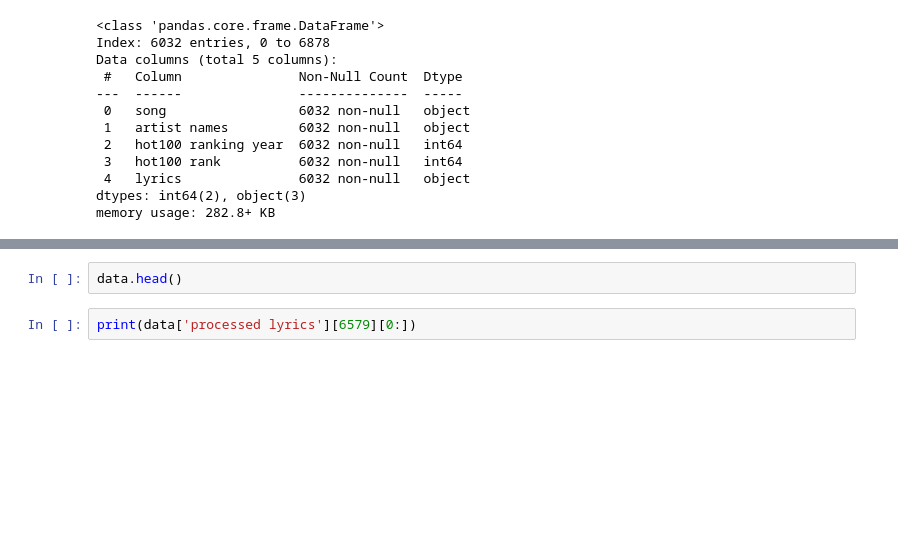
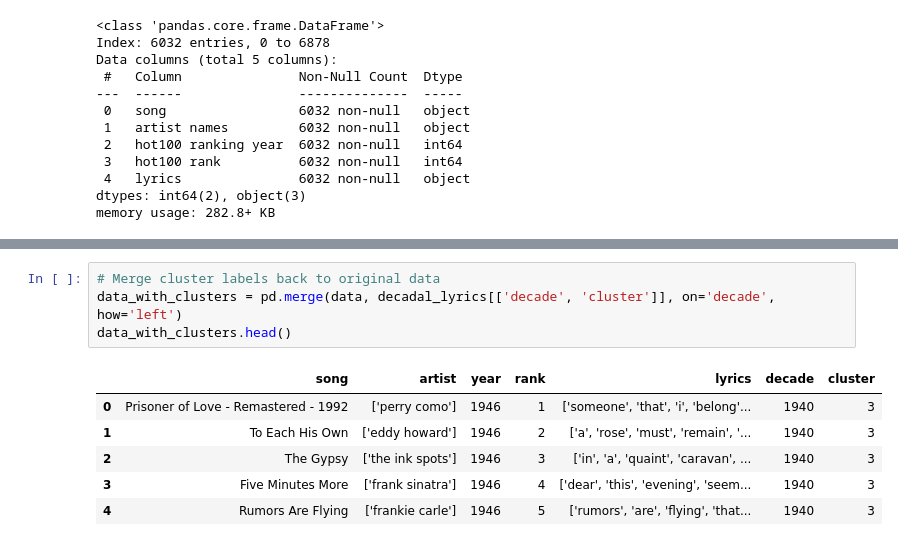
Before and after one commit to bishwakiranpoudel/Decade-Defining-Lyrics, a Jupyter notebook: Analysis.ipynb, the cells around one changed output, grey strips where cells are left out. Drawn from its saved outputs; the diff is of its cells as text; blank space fills up the shorter version.

```diff
--- a/Analysis.ipynb
+++ b/Analysis.ipynb
@@ -206,4 +149,11 @@ plt.show()
-# %%
-data.head()
-# %%
-print(data['processed lyrics'][6579][0:])
+# %%
+# Merge cluster labels back to original data
+data_with_clusters = pd.merge(data, decadal_lyrics[['decade', 'cluster']], on='decade', how='left')
+data_with_clusters.head()
+# %% [output]
+|  | song | artist | year | rank | lyrics | decade | cluster |
+| 0 | Prisoner of Love - Remastered - 1992 | ['perry como'] | 1946 | 1 | ['someone', 'that', 'i', 'belong'... | 1940 | 3 |
+| 1 | To Each His Own | ['eddy howard'] | 1946 | 2 | ['a', 'rose', 'must', 'remain', '... | 1940 | 3 |
+| 2 | The Gypsy | ['the ink spots'] | 1946 | 3 | ['in', 'a', 'quaint', 'caravan', ... | 1940 | 3 |
+| 3 | Five Minutes More | ['frank sinatra'] | 1946 | 4 | ['dear', 'this', 'evening', 'seem... | 1940 | 3 |
+| 4 | Rumors Are Flying | ['frankie carle'] | 1946 | 5 | ['rumors', 'are', 'flying', 'that... | 1940 | 3 |
```
Also changed, not shown: parts of 18 cells of this notebook.
